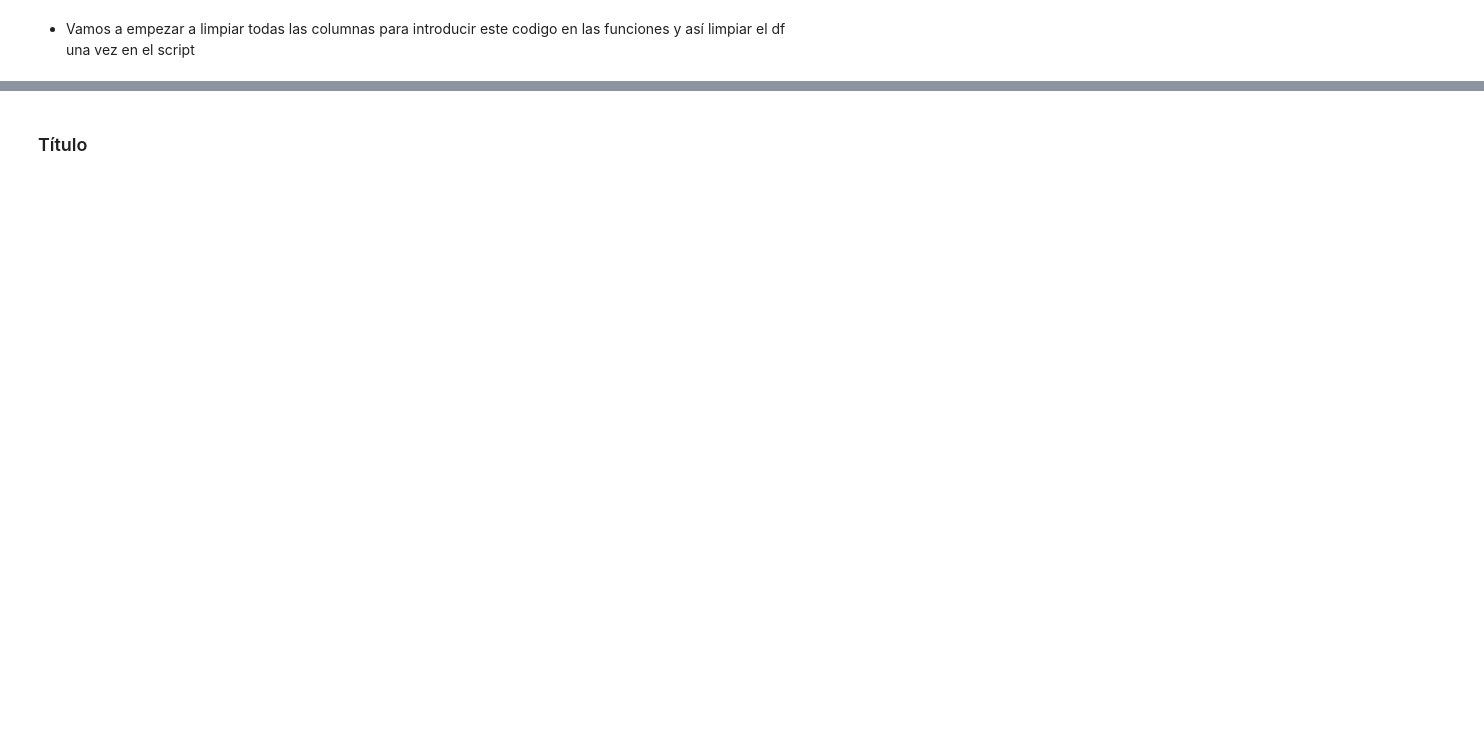
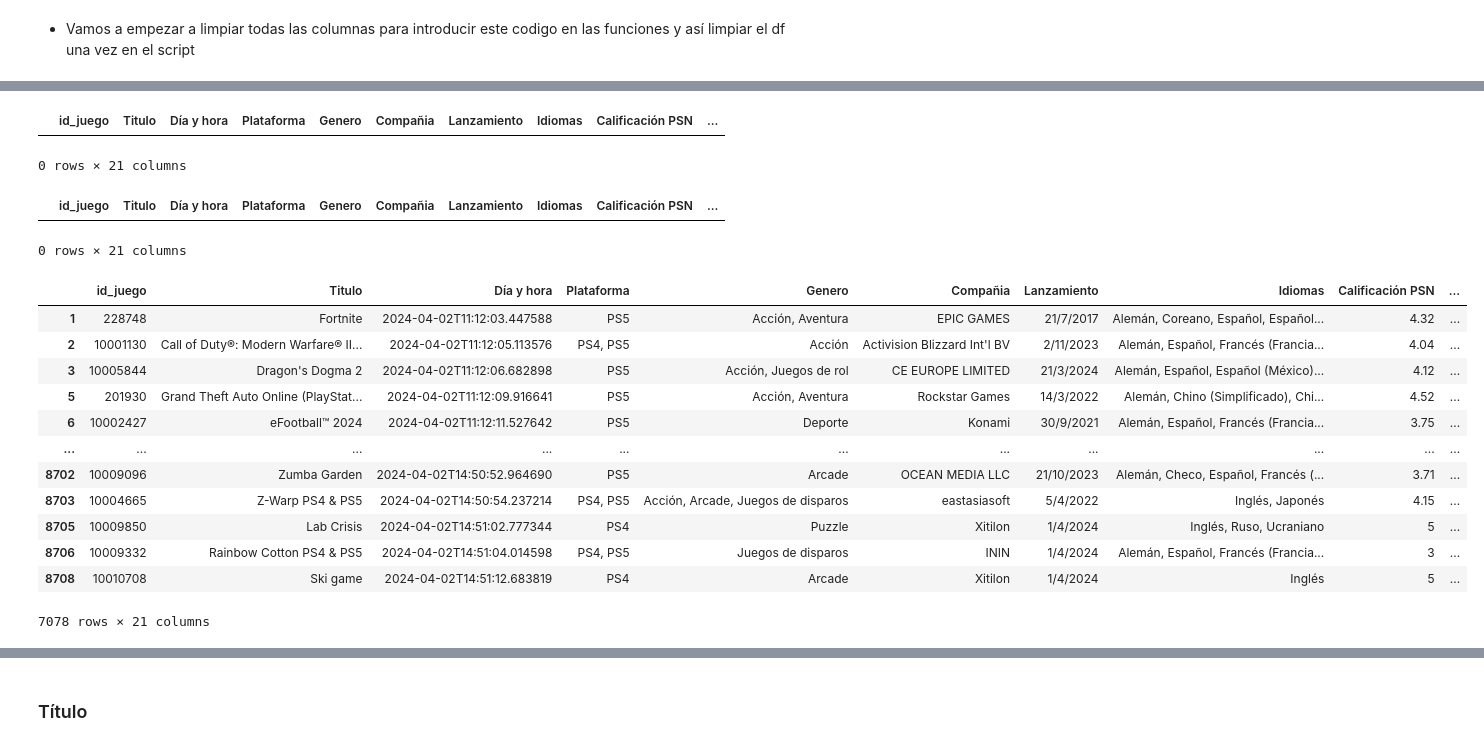
Before and after one commit to svalencia-romero/GamePriceTracker, a Jupyter notebook: notebooks/Limpieza_df_es.ipynb, the cells around one changed output, grey strips where cells are left out. Saved outputs shown, nothing was run; the diff lists cells and outputs as text; code cells hidden in the pictures; blank space fills up the shorter version.

```diff
--- a/notebooks/Limpieza_df_es.ipynb
+++ b/notebooks/Limpieza_df_es.ipynb
@@ -39,5 +40,5 @@ df_webscrap_anterior = pd.read_csv("../csv_s/csv_sin_limpiar/csv_2024-03-10.csv"
 # %%
-df_webscrap = pd.read_csv("../csv_s/csv_sin_limpiar/csv_2024-03-02.csv" )
+df_webscrap = pd.read_csv("../csv_s/csv_region/esp/brut/csv_2024-04-02_esp.csv" )
 # %%
 df_webscrap.info()
 # %% [output]
@@ -62,0 +87,26 @@ memory usage: 1.2+ MB
+# %%
+df_webscrap[df_webscrap["Precio original sin PSN"] == "No hay información"]
+# %% [output]
+|  | id_juego | Titulo | Día y hora | Plataforma | Genero | Compañia | Lanzamiento | Idiomas | Calificación PSN | ... |
+0 rows × 21 columns
+# %%
+df_webscrap[df_webscrap["Promo_1"] == "No hay información"]
+# %% [output]
+|  | id_juego | Titulo | Día y hora | Plataforma | Genero | Compañia | Lanzamiento | Idiomas | Calificación PSN | ... |
+0 rows × 21 columns
+# %%
+df_webscrap[df_webscrap["Promo_2"] == "No hay información"]
+# %% [output]
+|  | id_juego | Titulo | Día y hora | Plataforma | Genero | Compañia | Lanzamiento | Idiomas | Calificación PSN | ... |
+| 1 | 228748 | Fortnite | 2024-04-02T11:12:03.447588 | PS5 | Acción, Aventura | EPIC GAMES | 21/7/2017 | Alemán, Coreano, Español, Español... | 4.32 | ... |
+| 2 | 10001130 | Call of Duty®: Modern Warfare® II... | 2024-04-02T11:12:05.113576 | PS4, PS5 | Acción | Activision Blizzard Int'l BV | 2/11/2023 | Alemán, Español, Francés (Francia... | 4.04 | ... |
+| 3 | 10005844 | Dragon's Dogma 2 | 2024-04-02T11:12:06.682898 | PS5 | Acción, Juegos de rol | CE EUROPE LIMITED | 21/3/2024 | Alemán, Español, Español (México)... | 4.12 | ... |
+| 5 | 201930 | Grand Theft Auto Online (PlayStat... | 2024-04-02T11:12:09.916641 | PS5 | Acción, Aventura | Rockstar Games | 14/3/2022 | Alemán, Chino (Simplificado), Chi... | 4.52 | ... |
+| 6 | 10002427 | eFootball™ 2024 | 2024-04-02T11:12:11.527642 | PS5 | Deporte | Konami | 30/9/2021 | Alemán, Español, Francés (Francia... | 3.75 | ... |
+| ... | ... | ... | ... | ... | ... | ... | ... | ... | ... | ... |
+| 8702 | 10009096 | Zumba Garden | 2024-04-02T14:50:52.964690 | PS5 | Arcade | OCEAN MEDIA LLC | 21/10/2023 | Alemán, Checo, Español, Francés (... | 3.71 | ... |
+| 8703 | 10004665 | Z-Warp PS4 & PS5 | 2024-04-02T14:50:54.237214 | PS4, PS5 | Acción, Arcade, Juegos de disparos | eastasiasoft | 5/4/2022 | Inglés, Japonés | 4.15 | ... |
+| 8705 | 10009850 | Lab Crisis | 2024-04-02T14:51:02.777344 | PS4 | Puzzle | Xitilon | 1/4/2024 | Inglés, Ruso, Ucraniano | 5 | ... |
+| 8706 | 10009332 | Rainbow Cotton PS4 & PS5 | 2024-04-02T14:51:04.014598 | PS4, PS5 | Juegos de disparos | ININ | 1/4/2024 | Alemán, Español, Francés (Francia... | 3 | ... |
+| 8708 | 10010708 | Ski game | 2024-04-02T14:51:12.683819 | PS4 | Arcade | Xitilon | 1/4/2024 | Inglés | 5 | ... |
+7078 rows × 21 columns
```
Also changed, not shown: parts of 65 cells of this notebook, 2 other files.
